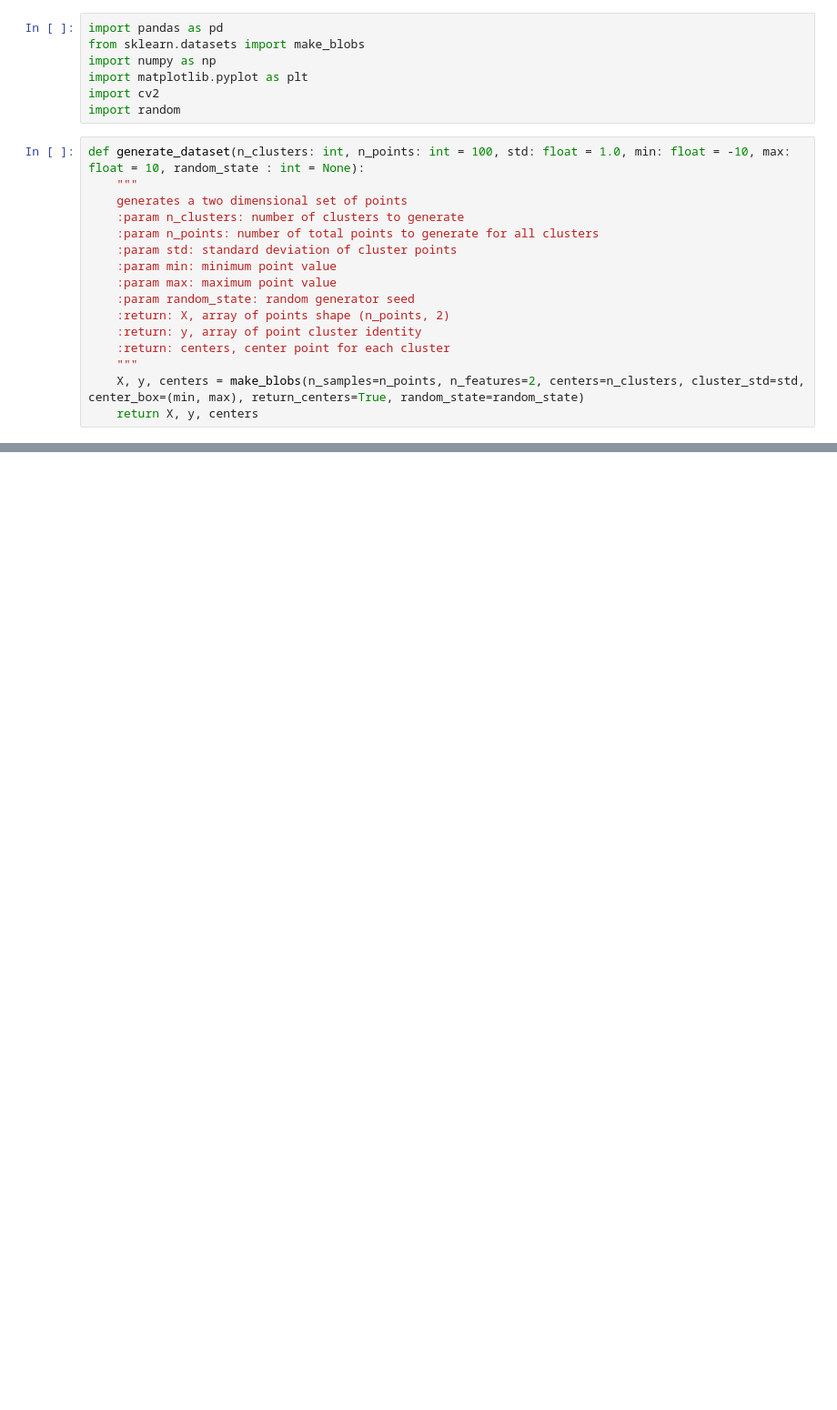
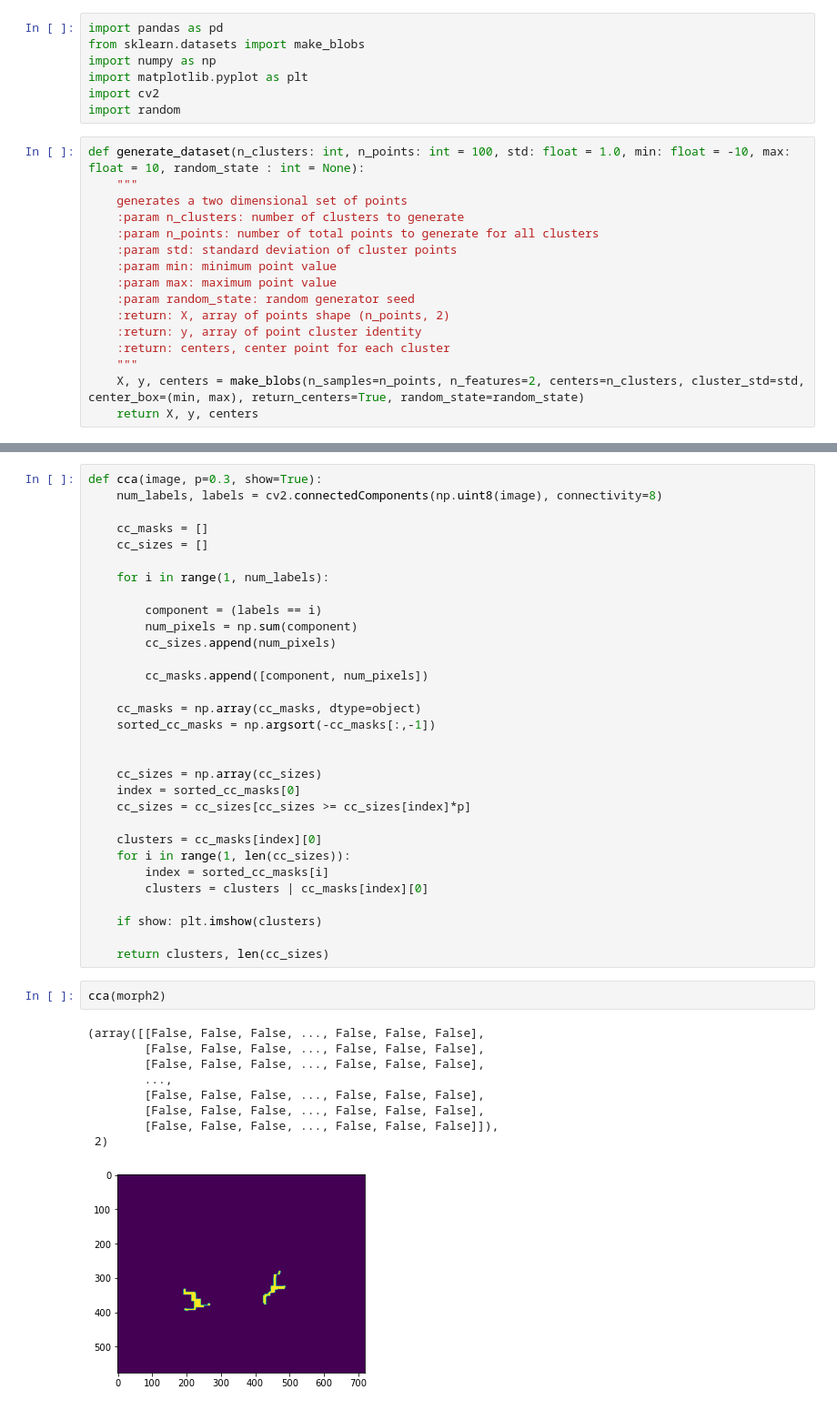
Before and after one commit to nordstromn508/PCA_CCA_Emojiset_Clustering, a Jupyter notebook: Notebook/morphological_operations.ipynb, the cells around one changed output, grey strips where cells are left out. Shown: that part at 91% size. Drawn from its saved outputs; the diff is of its cells as text; blank space fills up the shorter version.

```diff
--- a/Notebook/morphological_operations.ipynb
+++ b/Notebook/morphological_operations.ipynb
@@ -70,0 +78,43 @@ plt.imshow(morph2, cmap='gray')
+# %%
+def cca(image, p=0.3, show=True):
+    num_labels, labels = cv2.connectedComponents(np.uint8(image), connectivity=8)
+
+    cc_masks = []
+    cc_sizes = []
+
+    for i in range(1, num_labels):
+
+        component = (labels == i)
+        num_pixels = np.sum(component)
+        cc_sizes.append(num_pixels)
+
+        cc_masks.append([component, num_pixels])
+
+    cc_masks = np.array(cc_masks, dtype=object)
+    sorted_cc_masks = np.argsort(-cc_masks[:,-1])
+
+
+    cc_sizes = np.array(cc_sizes)
+    index = sorted_cc_masks[0]
+    cc_sizes = cc_sizes[cc_sizes >= cc_sizes[index]*p]
+
+    clusters = cc_masks[index][0]
+    for i in range(1, len(cc_sizes)):
+        index = sorted_cc_masks[i]
+        clusters = clusters | cc_masks[index][0]
+
+    if show: plt.imshow(clusters)
+
+    return clusters, len(cc_sizes)
+# %%
+cca(morph2)
+# %% [output]
+(array([[False, False, False, ..., False, False, False],
+        [False, False, False, ..., False, False, False],
+        [False, False, False, ..., False, False, False],
+        ...,
+        [False, False, False, ..., False, False, False],
+        [False, False, False, ..., False, False, False],
+        [False, False, False, ..., False, False, False]]),
+ 2)
+[figure, added]
```
Also changed, not shown: parts of 5 cells of this notebook, 1 other file.
